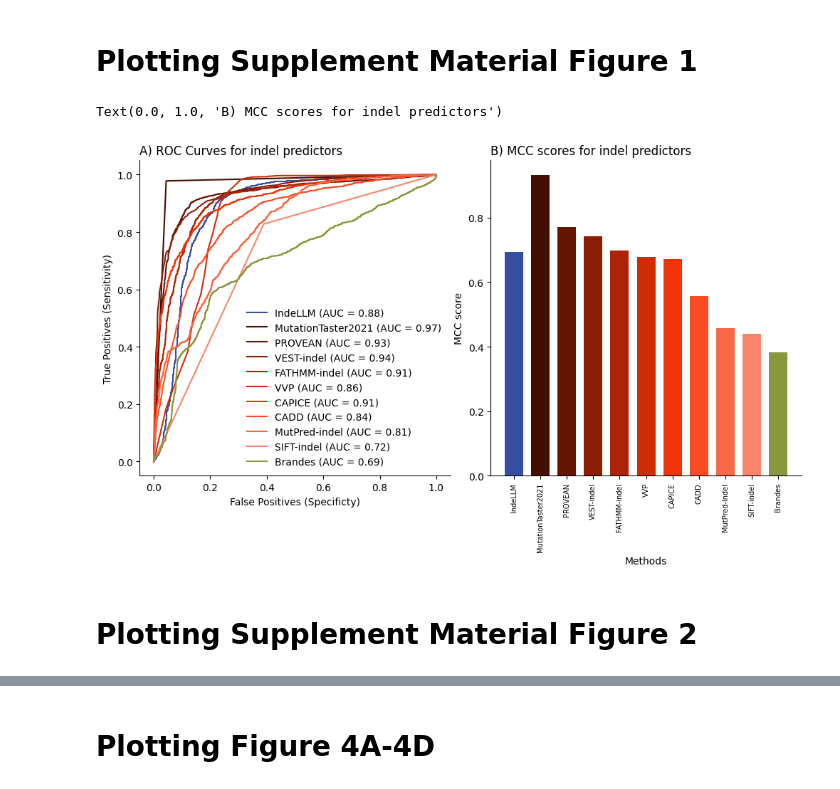
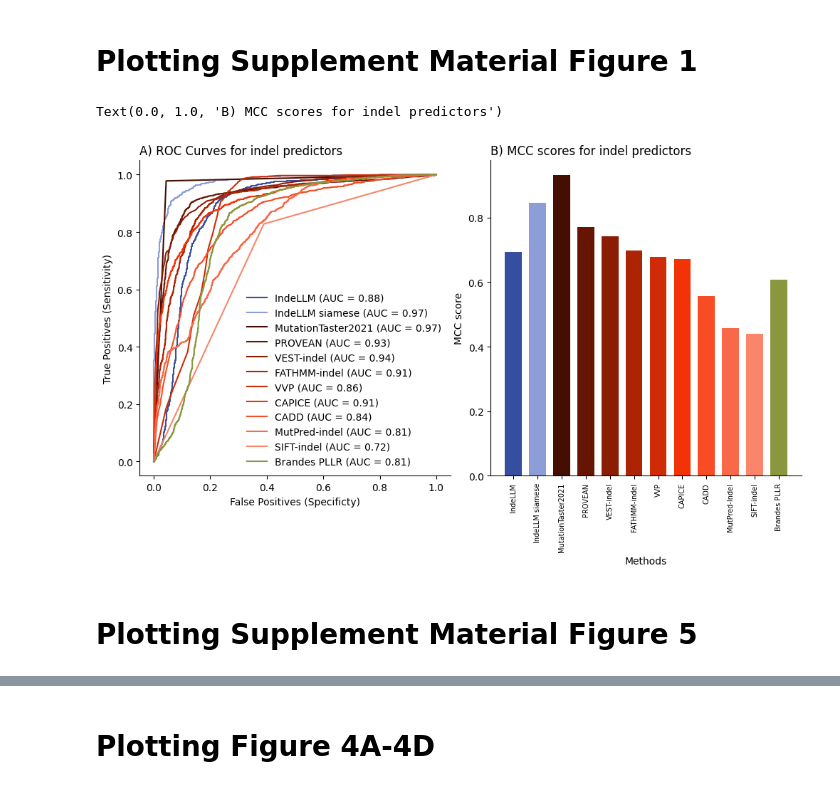
Before and after one commit to OriolGraCar/IndeLLM, a Jupyter notebook: Analysis/Analysis.ipynb, the cells around one changed output, grey strips where cells are left out. Cells and saved outputs as stored; diff of their text form; code cells hidden in the pictures.

Commit message:
revised files

```diff
--- a/Analysis/Analysis.ipynb
+++ b/Analysis/Analysis.ipynb
@@ -38,7 +38,7 @@ siamese_m4_test = pd.read_csv("siamese_m4_test.csv")
 siamese_m4_alldata = pd.read_csv("siamese_m4_alldata.csv")
 
 #import dataset with metrics
-metrics_df = pd.read_csv("metrics.csv", index_col='Model')
+metrics_df = pd.read_csv("metrics_revised.csv", index_col='Model')
 # %% [markdown]
 # Section 4.1 Efficient scoring approach for zero-shot inference using PLMs
 To find the efficient scoring approach we opted to use the scores from ESM2 650M parameters.
@@ -301,8 +292,13 @@ Fourth, we evaluated the confusion matrixes for IndeLLM and IndeLLM siamese and
 # %%
 #Import IndeLLM and Brandes scores into Cannonetal dataset by id
 IndeLLM_Brandes_scores = Cannonetal.merge(scoresESM2_650M[['id', 'dif_IndeLLM', 'dif_Brandes']], on='id', how='left')
+IndeLLM_Brandes_logscores = Cannonetal.merge(log_scoresESM2_650M[['id', 'dif_IndeLLM', 'dif_Brandes']], on='id', how='left')
+siamese_m4_scores = Cannonetal.merge(siamese_m4_alldata[['id', 'mean']], on='id', how='left')
 Cannonetal['IndeLLM'] = IndeLLM_Brandes_scores['dif_IndeLLM']
 Cannonetal['Brandes'] = IndeLLM_Brandes_scores['dif_Brandes']
+Cannonetal['Brandes PLLR'] = IndeLLM_Brandes_logscores['dif_Brandes']
+Cannonetal['siamese_m4'] = siamese_m4_scores['mean']
+
 
 pred_CADD = Cannonetal['CADD_Cannonetal'].values
 pred_CAPICE = Cannonetal['CAPICE_Cannonetal'].values
@@ -317,6 +313,8 @@ pred_VEST = Cannonetal['VEST_Cannonetal'].values
 pred_VVP = Cannonetal['VVP_Cannonetal'].values
 pred_IndeLLM_Cannonetal = Cannonetal['IndeLLM'].values
 pred_Brandes_Cannonetal = Cannonetal['Brandes'].values
+pred_Brandes_Connenetal_log = Cannonetal['Brandes PLLR'].values
+pred_siamese_m4_cannon = Cannonetal['siamese_m4'].values
 
 truelabels_Cannonetal = Cannonetal['label'].values
 truelabels_Cannonetal = 1 - truelabels_Cannonetal
@@ -332,9 +330,12 @@ fpr_VEST, tpr_VEST, thersholds_VEST = metrics.roc_curve(truelabels_Cannonetal, p
 fpr_VVP, tpr_VVP, thersholds_VVP = metrics.roc_curve(truelabels_Cannonetal, pred_VVP, pos_label=0)
 fpr_IndeLLM_Cannon, tpr_IndeLLM_Cannon, thersholds_IndeLLM_Cannon = metrics.roc_curve(truelabels_Cannonetal, pred_IndeLLM_Cannonetal, pos_label=1)
 fpr_Brandes_Cannon, tpr_Brandes_Cannon, thersholds_Brandes_Cannon = metrics.roc_curve(truelabels_Cannonetal, pred_Brandes_Cannonetal, pos_label=1)
+log_fpr_Brandes_Cannon, log_tpr_Brandes_Cannon, log_thersholds_Brandes_Cannon = metrics.roc_curve(truelabels_Cannonetal, pred_Brandes_Connenetal_log, pos_label=1)
+fpr_siamese_m4_cannon, tpr_siamese_m4_cannon, thersholds_siamese_m4_cannon = metrics.roc_curve(truelabels_Cannonetal, pred_siamese_m4_cannon, pos_label=0)
 
 colors = {
     'IndeLLM': '#364e9f',
+    'IndeLLM siamese': '#8d9dd7',
     'MutationTaster2021': '#450e02',
     'PROVEAN': '#671503',
     'VEST-indel': '#8a1d04',
@@ -344,9 +345,9 @@ colors = {
     'CADD': '#f84c25',
     'MutPred-Indel': '#f96848',
     'SIFT-indel': '#fa856a',
-    'Brandes': '#8a973e'
+    'Brandes PLLR': '#8a973e'
 }
-methods_cannon = ['IndeLLM Cannon', 'MutationTaster2021', 'PROVEAN', 'VEST-indel', 'FATHMM-indel', 'VVP', 'CAPICE', 'CADD', 'MutPred-Indel', 'SIFT-indel', 'Brandes Cannon']
+methods_cannon = ['IndeLLM Cannon', 'IndeLLM siamese Cannon', 'MutationTaster2021', 'PROVEAN', 'VEST-indel', 'FATHMM-indel', 'VVP', 'CAPICE', 'CADD', 'MutPred-Indel', 'SIFT-indel', 'Brandes Cannon PLLR']
 metrics_df_filtered_cannon = metrics_df.loc[methods_cannon, :]
 
 n_methods = len(methods_cannon)
@@ -357,37 +358,38 @@ f, axes = plt.subplots(1,2)
 f.set_figheight(5)
 f.set_figwidth(10)
 f.tight_layout(pad=1)
 
 axes[0].plot(fpr_IndeLLM_Cannon, tpr_IndeLLM_Cannon, label = "IndeLLM (AUC = "+str(round(metrics_df.loc['IndeLLM Cannon', 'AUC'], 2))+")", color = "#364e9f")
+axes[0].plot(fpr_siamese_m4_cannon, tpr_siamese_m4_cannon, label = "IndeLLM siamese (AUC = "+str(round(metrics_df.loc['IndeLLM siamese Cannon', 'AUC'], 2))+")", color = "#8d9dd7")
 axes[0].plot(fpr_MutT, tpr_MutT, label = "MutationTaster2021 (AUC = "+str(round(metrics_df.loc['MutationTaster2021', 'AUC'], 2))+")", color = "#450e02")
 axes[0].plot(fpr_PROVEAN, tpr_PROVEAN, label = "PROVEAN (AUC = "+str(round(metrics_df.loc['PROVEAN', 'AUC'], 2))+")", color = "#671503")
 axes[0].plot(fpr_VEST, tpr_VEST, label = "VEST-indel (AUC = "+str(round(metrics_df.loc['VEST-indel', 'AUC'], 2))+")", color = "#8a1d04")
 axes[0].plot(fpr_FATHMM, tpr_FATHMM, label = "FATHMM-indel (AUC = "+str(round(metrics_df.loc['FATHMM-indel', 'AUC'], 2))+")", color = "#ad2405")
 axes[0].plot(fpr_VVP, tpr_VVP, label = "VVP (AUC = "+str(round(metrics_df.loc['VVP', 'AUC'], 2))+")", color = "#cf2b06")
 axes[0].plot(fpr_CAPICE, tpr_CAPICE, label = "CAPICE (AUC = "+str(round(metrics_df.loc['CAPICE', 'AUC'], 2))+")", color = "#f23207")
 axes[0].plot(fpr_CADD, tpr_CADD, label = "CADD (AUC = "+str(round(metrics_df.loc['CADD', 'AUC'], 2))+")", color = "#f84c25")
 axes[0].plot(fpr_MutPred, tpr_MutPred, label = "MutPred-indel (AUC = "+str(round(metrics_df.loc['MutPred-Indel', 'AUC'], 2))+")", color = "#f96848")
 axes[0].plot(fpr_SIFT, tpr_SIFT, label = "SIFT-indel (AUC = "+str(round(metrics_df.loc['SIFT-indel', 'AUC'], 2))+")", color = "#fa856a")
-axes[0].plot(fpr_Brandes_Cannon, tpr_Brandes_Cannon, label = "Brandes (AUC = "+str(round(metrics_df.loc['Brandes Cannon', 'AUC'], 2))+")", color = "#8a973e")
+axes[0].plot(log_fpr_Brandes_Cannon, log_tpr_Brandes_Cannon, label = "Brandes PLLR (AUC = "+str(round(metrics_df.loc['Brandes Cannon PLLR', 'AUC'], 2))+")", color = "#8a973e")
 axes[0].set_xlabel('False Positives (Specificty)')
 axes[0].set_ylabel('True Positives (Sensitivity)')
 axes[0].set_title("A) ROC Curves for indel predictors", loc = 'left')
 axes[0].legend(loc = 'best', frameon=False)
 axes[0].spines['top'].set_visible(False)
 axes[0].spines['right'].set_visible(False)
 axes[1].bar(r1, metrics_df_filtered_cannon['MCC'], color=[colors[score] for score in colors], width=bar_width)
 axes[1].set_ylabel('MCC score')
 axes[1].set_xlabel('Methods')
 axes[1].set_xticks(r1, colors, fontsize = 7, rotation = 90, ha = 'center')
 axes[1].legend(fontsize = 8, frameon=False)
 axes[1].spines['top'].set_visible(False)
 axes[1].spines['right'].set_visible(False)
 axes[1].set_title('B) MCC scores for indel predictors', loc = 'left')
 # %% [output]
 Text(0.0, 1.0, 'B) MCC scores for indel predictors')
-[figure, old version]
+[figure, new version]
 # %% [markdown]
-# Plotting Supplement Material Figure 2
+# Plotting Supplement Material Figure 5
 # %%
 #Splitting Cannon et al dataset into DDD and ClinVar
 Cannonetal_DDD = Cannonetal[Cannonetal['subset'] == 'Cannon et al_DDD']
```
Also changed, not shown: parts of 9 cells of this notebook, 3 other files.
